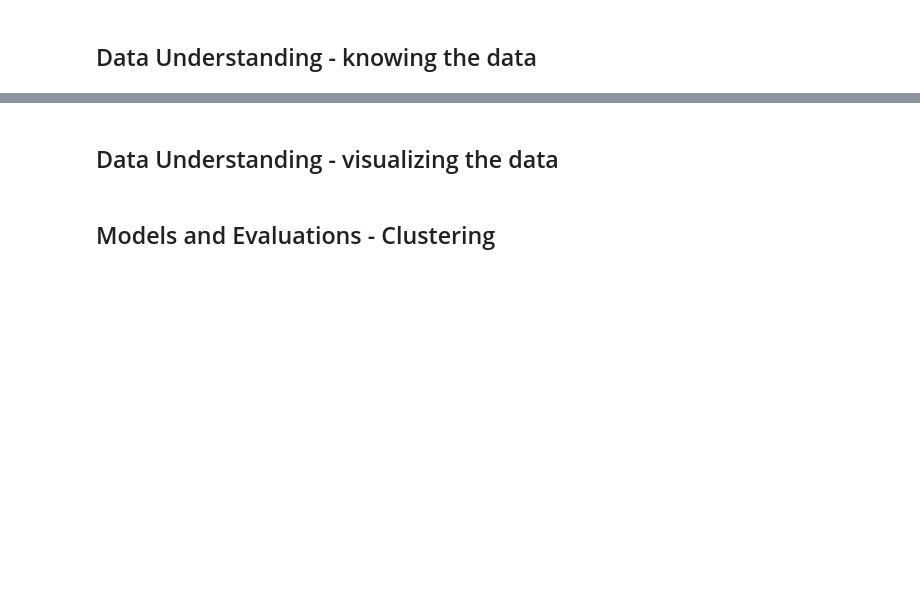
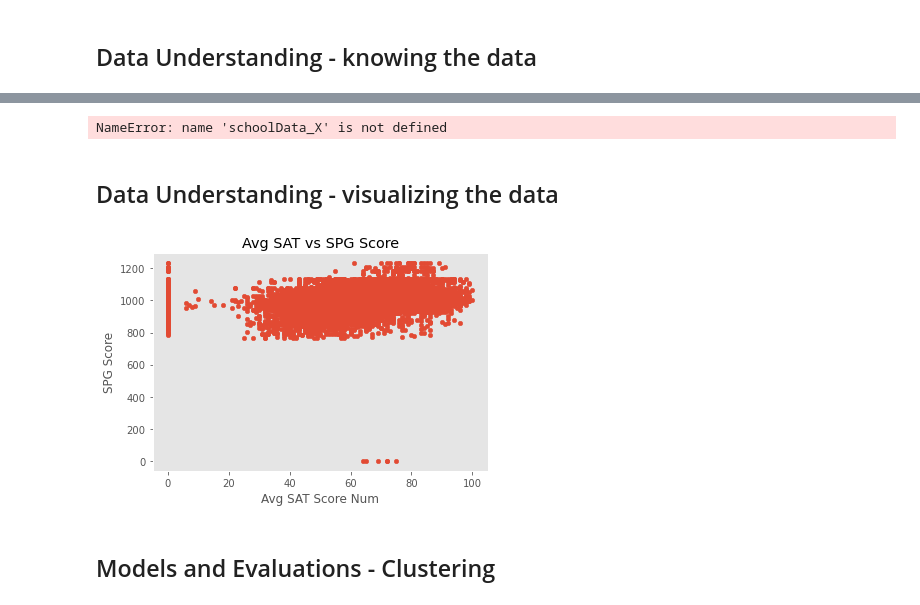
Before and after one commit to fredpoon/ds_7331_jyrf_eda, a Jupyter notebook: grp4_lab3_jyrf.ipynb, the cells around one changed output, grey strips where cells are left out. Drawn from its saved outputs; the diff is of its cells as text; code cells hidden in the pictures; blank space fills up the shorter version.

```diff
--- a/grp4_lab3_jyrf.ipynb
+++ b/grp4_lab3_jyrf.ipynb
@@ -40,0 +73,16 @@ df2017['Year'] = 2017
+# %%
+schoolData = df_comb_test
+
+#Locate the categorical variables in dataset
+sD_nominal = schoolData.loc[:, (schoolData.dtypes == object)]
+uniqueThreshold = 25
+
+#Delete categorical columns with > 25 unique values (Each unique value becomes a column during one-hot encoding)
+oneHotUniqueValueCounts = schoolData[sD_nominal.columns].apply(lambda x: x.nunique())
+oneHotUniqueValueCols = oneHotUniqueValueCounts[oneHotUniqueValueCounts >= uniqueThreshold].index
+schoolData.drop(oneHotUniqueValueCols, axis=1, inplace=True)
+
+#Review dataset contents one hot high unique value drops
+print('*********After: Removing columns with >= uniqueThreshold unique values***********')
+schoolData.info(verbose=False)
+print ('\r\nColumns Deleted: ', len(oneHotUniqueValueCols))
@@ -40,0 +143,12 @@ df2017['Year'] = 2017
+# %%
+# Random Forest apply to X with all variables
+from sklearn.ensemble import RandomForestClassifier
+clfa=RandomForestClassifier(n_estimators=100)
+clfa.fit(schoolData,schoolData_SPG)
+y_pred=clfa.predict(schoolData)
+
+#For feature importance from RandomForestClassifier()
+import eli5
+from eli5.sklearn import PermutationImportance
+perm = PermutationImportance(clfa, random_state=1).fit(schoolData,schoolData_SPG)
+eli5.show_weights(perm, feature_names = schoolData.columns.tolist(), top=50)
@@ -41,5 +186,34 @@ df2017['Year'] = 2017
+# %%
+schoolData_X_sub = schoolData_X[['TotalTargets_pTarget_PctMet','MinorityFemalePct','short_susp_per_c_num','MinorityMalePct',
+                                 'title1_type_cd_Y','BlackMalePct','AsianFemalePct','BlackFemalePct','MathGr3-8_pTarget_PctMet','nbpts_num']]
+
+
+for train_indices, test_indices in cv_object_reg.split(schoolData_X_sub,schoolData_Y):
+
+    X_train = schoolData_X_sub.values[train_indices]
+    y_train = schoolData_Y.values[train_indices]
+
+    X_test = schoolData_X_sub.values[test_indices]
+    y_test = schoolData_Y.values[test_indices]
+# %% [output]
+NameError: name 'schoolData_X' is not defined
 # %% [markdown]
 ## Data Understanding - visualizing the data <a name="data-understanding-2"></a>
+# %%
+from matplotlib import pyplot as plt
+plt.style.use("ggplot")
+
+%matplotlib inline
+X1 = schoolData[['lea_sat_avg_score_num','SPG Score']].values
+
+plt.scatter(X1[:, 1], X1[:, 0]+np.random.random(X1[:, 1].shape)/2,
+             s=20)
+plt.xlabel('Avg SAT Score Num'), plt.ylabel('SPG Score')
+plt.grid()
+plt.title('Avg SAT vs SPG Score')
+plt.show()
+# %% [output]
+[figure, added]
 # %% [markdown]
 ## Models and Evaluations - Clustering <a name="model-evaluation"></a>
 # %% [markdown]
```
Also changed, not shown: parts of 9 cells of this notebook.
